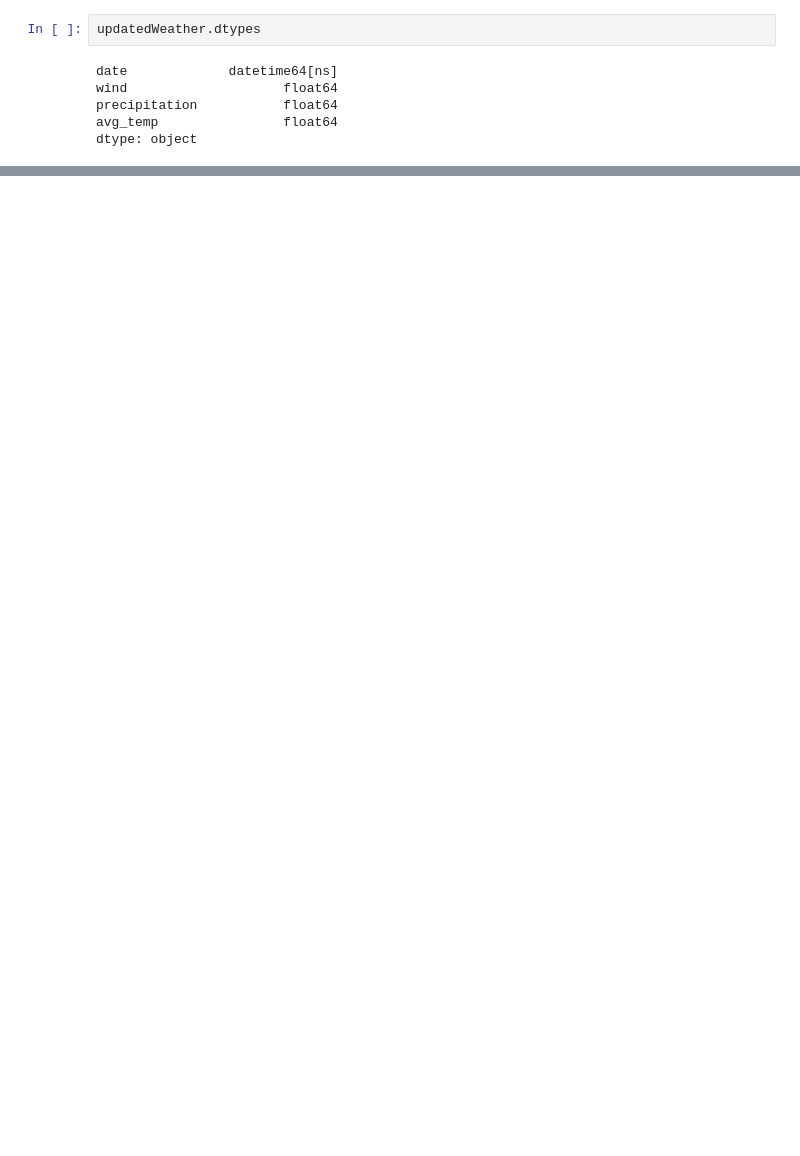
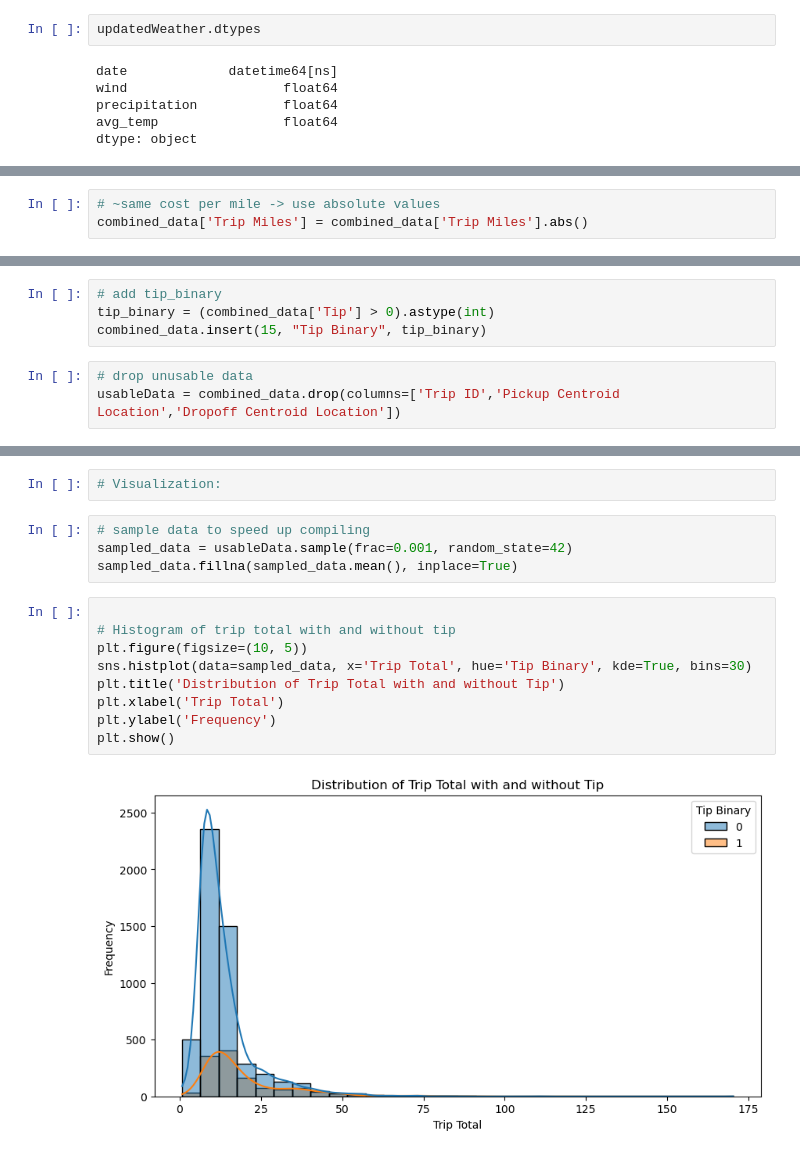
Before and after one commit to Mcha777/DSML, a Jupyter notebook: YMMMMY.ipynb, the cells around one changed output, grey strips where cells are left out. Drawn from its saved outputs; the diff is of its cells as text; blank space fills up the shorter version.

```diff
--- a/YMMMMY.ipynb
+++ b/YMMMMY.ipynb
@@ -282,0 +334,3 @@ plt.show()
+# %%
+# ~same cost per mile -> use absolute values
+combined_data['Trip Miles'] = combined_data['Trip Miles'].abs()
@@ -282,0 +350,7 @@ plt.show()
+# %%
+# add tip_binary
+tip_binary = (combined_data['Tip'] > 0).astype(int)
+combined_data.insert(15, "Tip Binary", tip_binary)
+# %%
+# drop unusable data
+usableData = combined_data.drop(columns=['Trip ID','Pickup Centroid Location','Dropoff Centroid Location'])
@@ -282,0 +379,17 @@ plt.show()
+# %%
+# Visualization:
+# %%
+# sample data to speed up compiling
+sampled_data = usableData.sample(frac=0.001, random_state=42)
+sampled_data.fillna(sampled_data.mean(), inplace=True)
+# %%
+
+# Histogram of trip total with and without tip
+plt.figure(figsize=(10, 5))
+sns.histplot(data=sampled_data, x='Trip Total', hue='Tip Binary', kde=True, bins=30)
+plt.title('Distribution of Trip Total with and without Tip')
+plt.xlabel('Trip Total')
+plt.ylabel('Frequency')
+plt.show()
+# %% [output]
+[figure, added]
```
Also changed, not shown: parts of 53 cells of this notebook.
